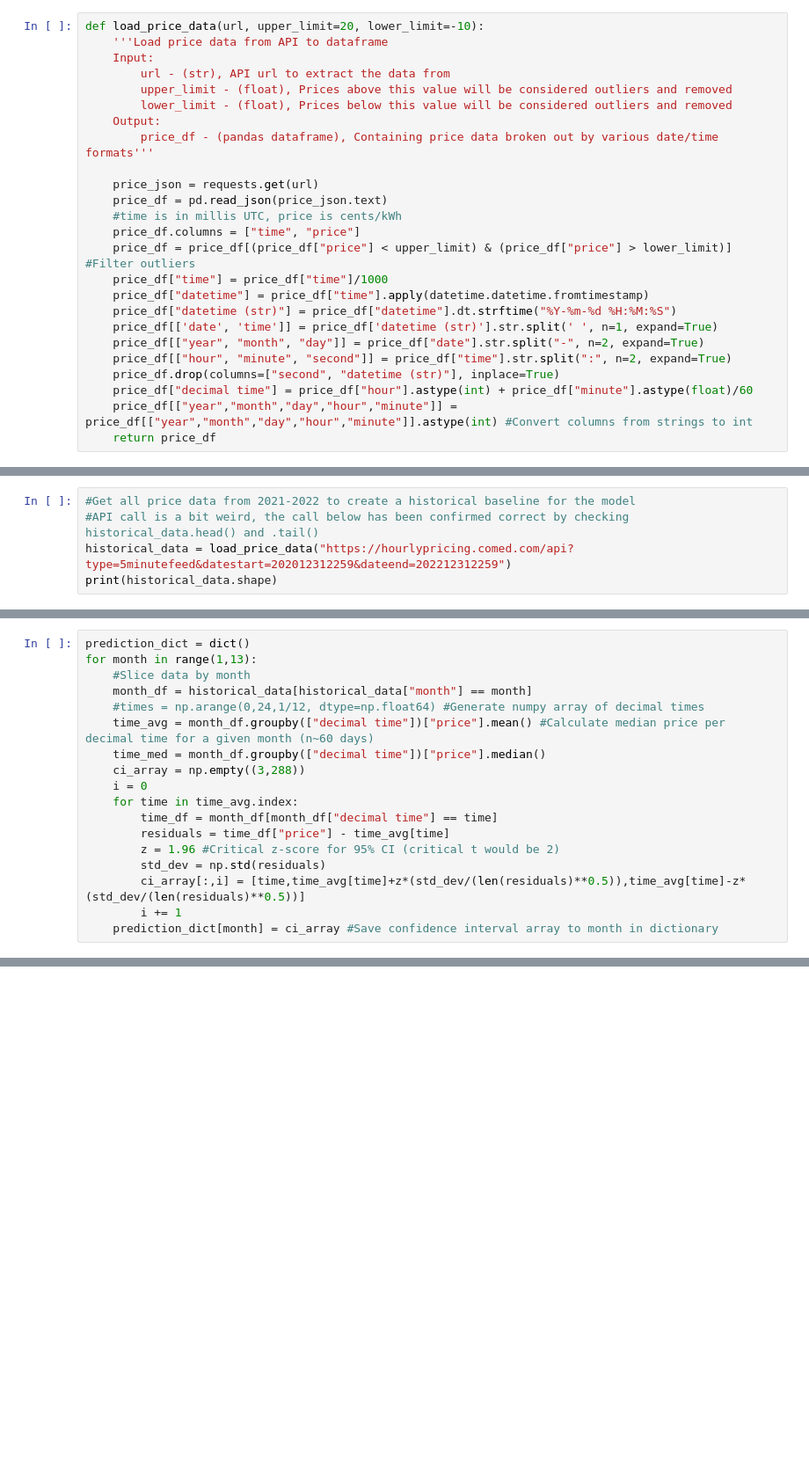
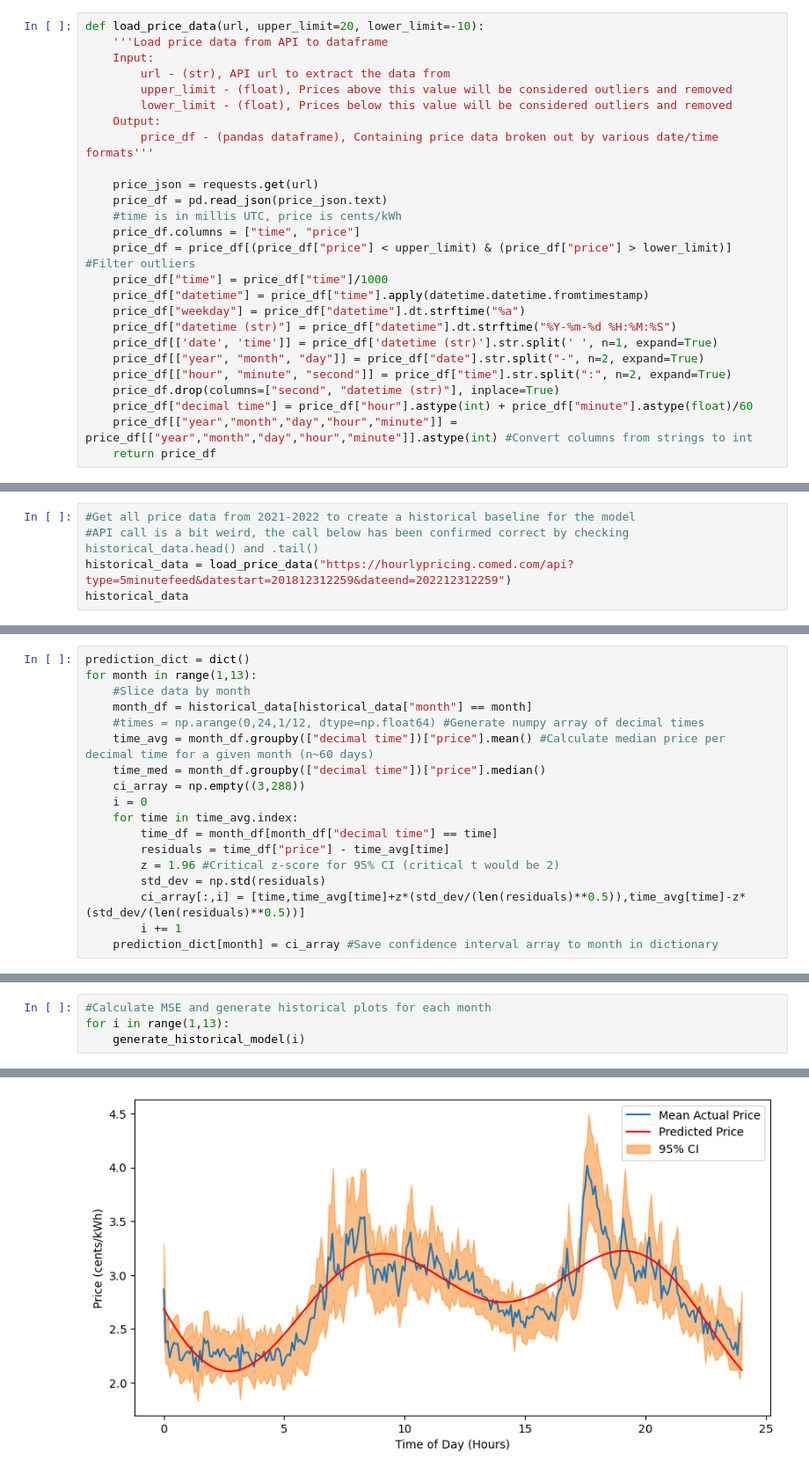
Before and after one commit to traskcon/DATA602-Project, a Jupyter notebook: DATA602-Project.ipynb, the cells around one changed output, grey strips where cells are left out. Shown at 88% size. Cells and saved outputs as stored; diff of their text form; blank space fills up the shorter version.

Commit message:
Added weekday model

```diff
--- a/DATA602-Project.ipynb
+++ b/DATA602-Project.ipynb
@@ -124,6 +124,7 @@ def load_price_data(url, upper_limit=20, lower_limit=-10):
     price_df = price_df[(price_df["price"] < upper_limit) & (price_df["price"] > lower_limit)] #Filter outliers
     price_df["time"] = price_df["time"]/1000
     price_df["datetime"] = price_df["time"].apply(datetime.datetime.fromtimestamp)
+    price_df["weekday"] = price_df["datetime"].dt.strftime("%a")
     price_df["datetime (str)"] = price_df["datetime"].dt.strftime("%Y-%m-%d %H:%M:%S")
     price_df[['date', 'time']] = price_df['datetime (str)'].str.split(' ', n=1, expand=True)
     price_df[["year", "month", "day"]] = price_df["date"].str.split("-", n=2, expand=True)
@@ -280,6 +281,6 @@ If we average our testing data (17 days) and then apply our model, we can see th
 # %%
 #Get all price data from 2021-2022 to create a historical baseline for the model
 #API call is a bit weird, the call below has been confirmed correct by checking historical_data.head() and .tail()
-historical_data = load_price_data("https://hourlypricing.comed.com/api?type=5minutefeed&datestart=202012312259&dateend=202212312259")
-print(historical_data.shape)
+historical_data = load_price_data("https://hourlypricing.comed.com/api?type=5minutefeed&datestart=201812312259&dateend=202212312259")
+historical_data
 # %% [output]
@@ -328,0 +351,5 @@ Mean Squared Error: 0.0693
+# %%
+#Calculate MSE and generate historical plots for each month
+for i in range(1,13):
+    generate_historical_model(i)
+# %% [output]
@@ -328,0 +368 @@ Mean Squared Error: 0.0693
+[figure, added]
```
Also changed, not shown: parts of 10 cells of this notebook.
